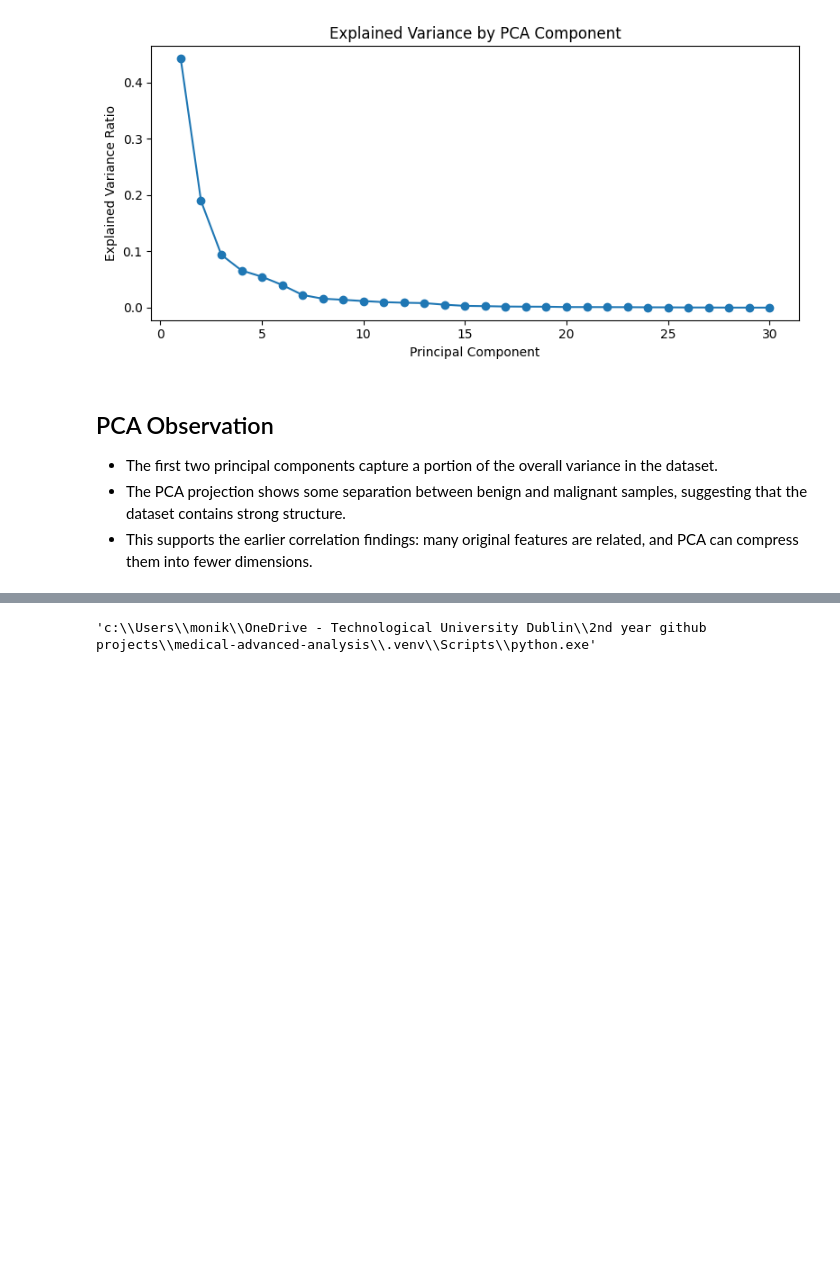
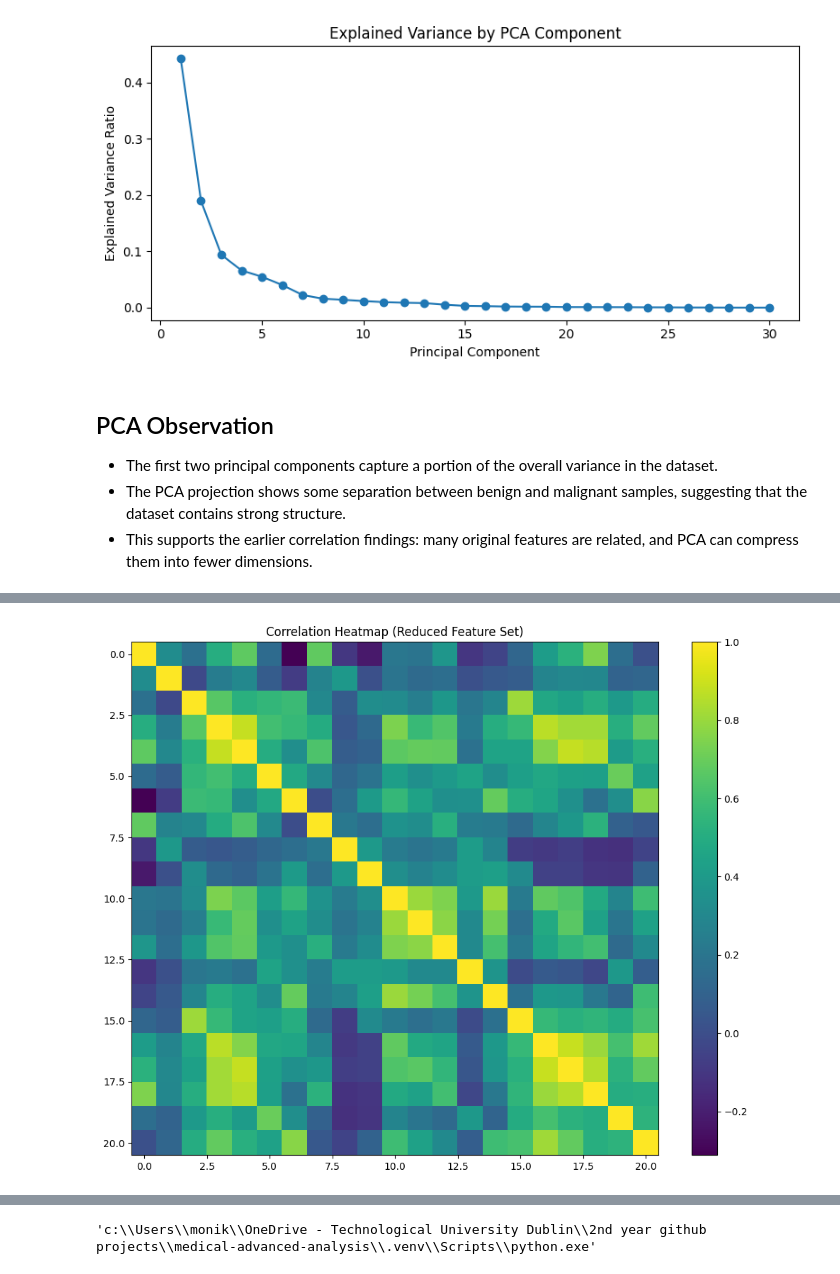
Before and after one commit to monikeoz/medical-advanced-data-analysis, a Jupyter notebook: advanced_analysis.ipynb, the cells around one changed output, grey strips where cells are left out. Cells and saved outputs as stored; diff of their text form; code cells hidden in the pictures; blank space fills up the shorter version.

```diff
--- a/advanced_analysis.ipynb
+++ b/advanced_analysis.ipynb
@@ -128,0 +132,18 @@ plt.show()
+# %%
+#Find highly correlated pairs
+
+x = df.drop(columns=["target"])
+corr = x.corr()
+
+threshold = 0.9
+pairs = []
+
+cols = corr.columns
+for i in range(len(cols)):
+    for j in range(i+1, len(cols)):
+        val = corr.iloc[i, j]
+        if abs(val) >= threshold:
+            pairs.append((cols[i], cols[j], val))
+
+pairs_sorted = sorted(pairs, key=lambda x: abs(x[2]), reverse=True)
+pairs_sorted[:20]
@@ -128,0 +171,13 @@ plt.show()
+# %%
+#Build a reduced feature set automatically, keeping one feature per highly-correlated group
+to_drop = set()
+
+for a, b, val in pairs_sorted:
+    if a in to_drop or b in to_drop: #if we already decided to drop one, skip
+        continue
+    #drop second one by default
+    to_drop.add(b)
+
+reduced_features = [c for c in x.columns if c not in to_drop]
+
+len(x.columns), len(reduced_features), sorted(list(to_drop))[:10]
@@ -128,0 +196,4 @@ plt.show()
+# %%
+#Reduced DataFrame
+x_reduced = X[reduced_features]
+x_reduced.head()
@@ -128,0 +220,10 @@ plt.show()
+# %%
+plt.figure(figsize=(10,8))
+plt.imshow(x_reduced.corr(), aspect="auto")
+plt.colorbar()
+plt.title("Correlation Heatmap (Reduced Feature Set)")
+plt.tight_layout()
+plt.savefig("images/corr_reduced.png", dpi=200)
+plt.show()
+# %% [output]
+[figure, added]
```
Also changed, not shown: parts of 7 cells of this notebook, 2 other files.
